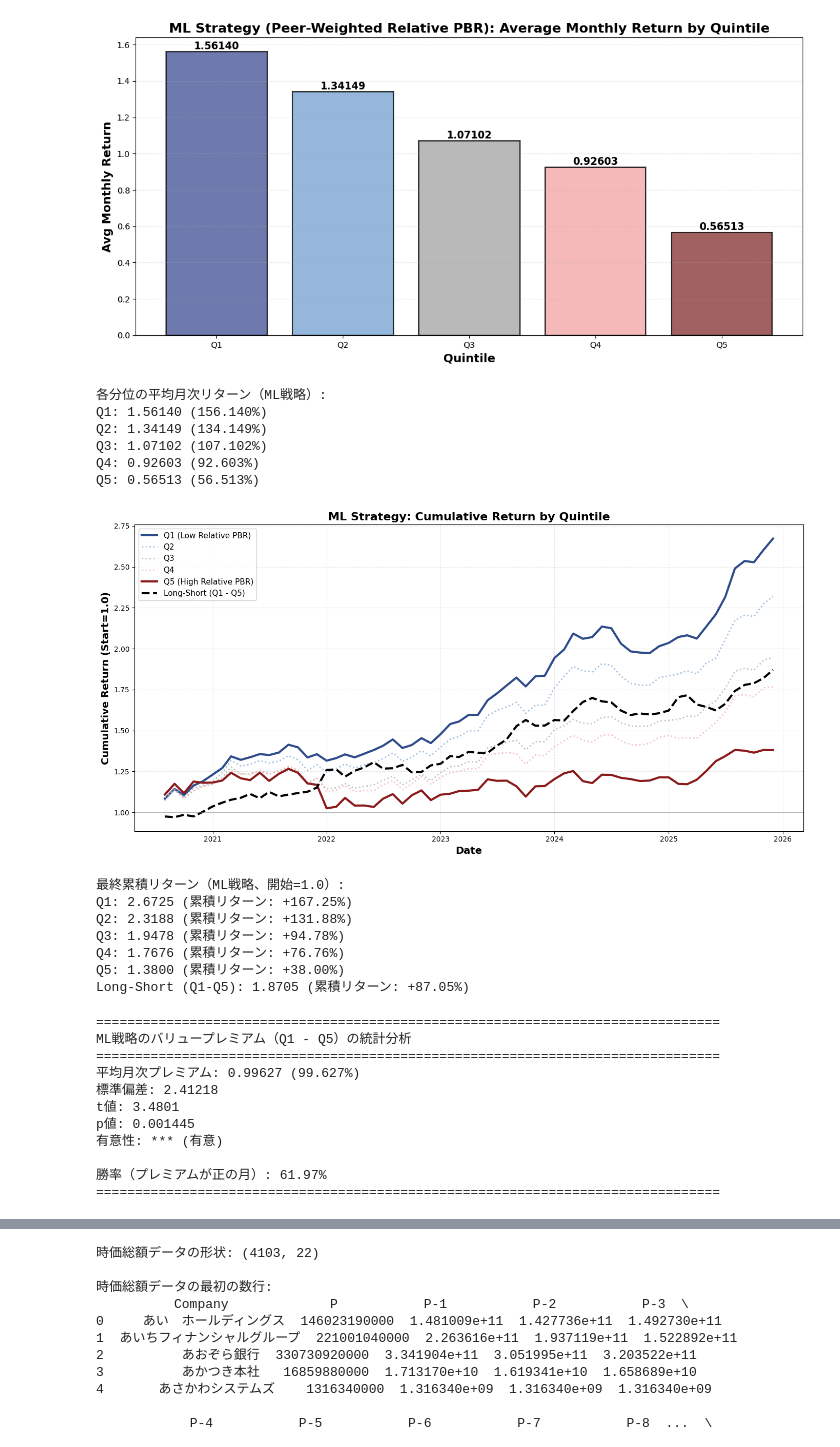
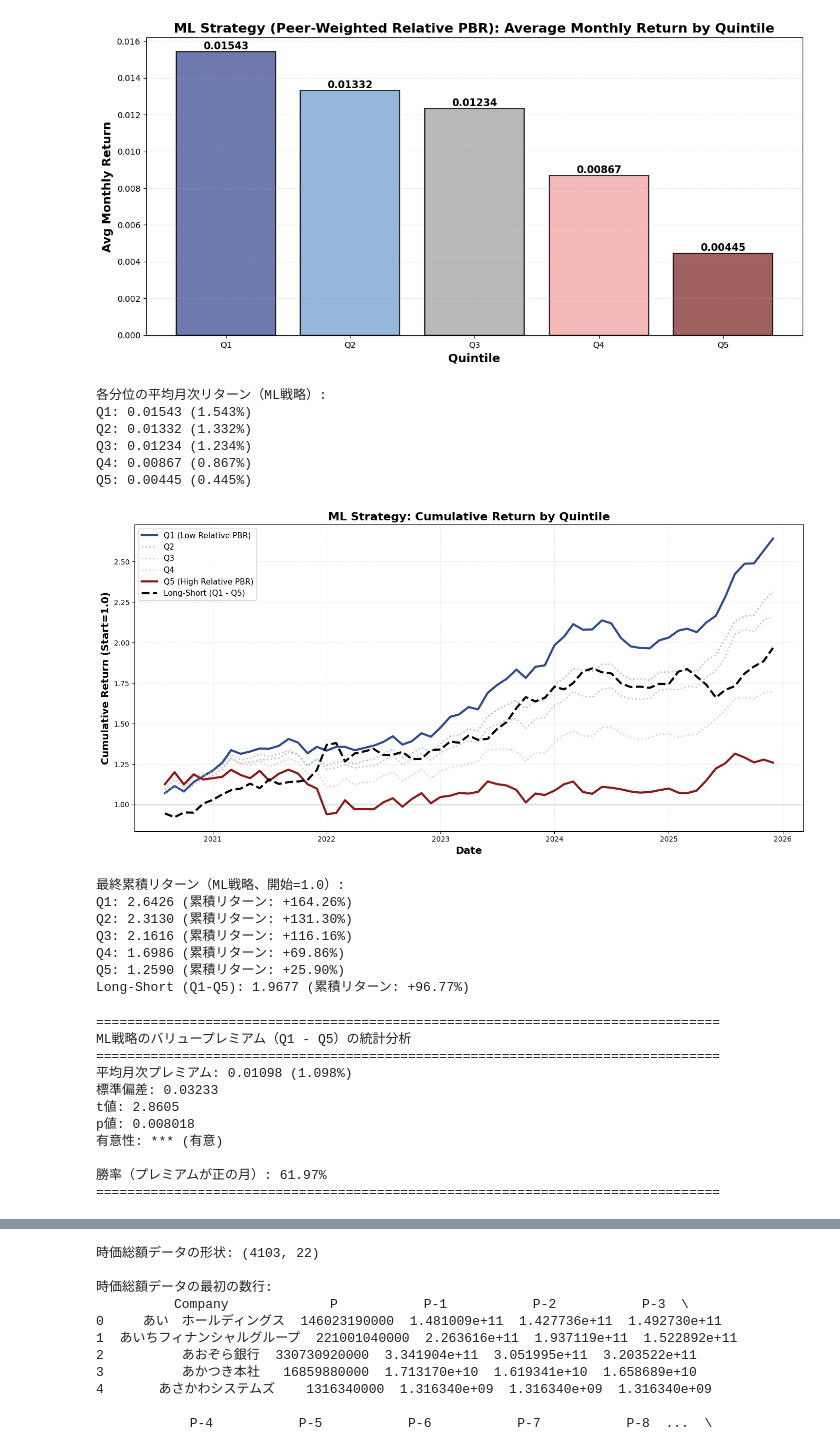
Before and after one commit to maple0u0/seminar, a Jupyter notebook: experiments/ml_value_strategy.ipynb, the cells around one changed output, grey strips where cells are left out. Saved outputs shown, nothing was run; the diff lists cells and outputs as text; code cells hidden in the pictures.

```diff
--- a/experiments/ml_value_strategy.ipynb
+++ b/experiments/ml_value_strategy.ipynb
@@ -25,6 +30,13 @@ base = str(project_root) + "/data/"
 config = {
     "df_sales": ("sales.xls", 1),
     "df_capital": ("capital.xls", 1),
+    "df_cogs_ratio": ("cost.xls", 1),
+    "df_sga_ratio": ("cost.xls", 2),
+    "df_roic": ("roic.xls", 1),
+    "df_rd_ratio": ("rd_profit.xls", 1),
+    "df_opm": ("rd_profit.xls", 2),
+    "df_roe": ("roe.xls", 1),
+    "df_interest": ("interest_expenses.xls", 1),
 }
 
 dfs = {
@@ -34,3 +46,5 @@ dfs = {
 
 years = list(range(2025, 2019, -1))
 financial_dfs = organize_financial_data_by_year(dfs, years)
+df_industry = pd.read_excel(base + "nikkei_industry.xls", sheet_name=1).dropna().rename(columns={"Unnamed: 0": "Company"}).set_index("Company").drop_duplicates()
+df_industry = df_industry[~df_industry.index.duplicated(keep='first')].dropna()
@@ -74,6 +90,8 @@ def create_monthly_feature_data(financial_dfs, df_pbr_sorted):
 
         # 財務データを取得（インデックスはCompany）
         fin_df = financial_dfs[financial_year].copy()
+        fin_df["industry"] = df_industry["日経業種中分類"].reindex(fin_df.index).astype('category')
+        fin_df = create_features(fin_df)
 
         # 空のDataFrameの場合はスキップ
         if len(fin_df) == 0:
@@ -93,7 +111,7 @@ def create_monthly_feature_data(financial_dfs, df_pbr_sorted):
         merged_df['log_pbr'] = log_pbr
 
         # 欠損値を除外
-        merged_df = merged_df.dropna()
+        #merged_df = merged_df.dropna()
 
         monthly_data[month_col] = merged_df
 
@@ -308,7 +326,7 @@ quintile_returns_ml = create_ml_relative_pbr_strategy(
     df_returns=df_returns,
     n_quintiles=5,
     lookback_months=12,
-    top_k=10
+    top_k=20
 )
 
 print("\n" + "=" * 80)
@@ -366,23 +463,23 @@ print("\n各分位の平均月次リターン（ML戦略）:")
 for q, ret in mean_returns_ml.items():
     print(f"{q}: {ret:.5f} ({ret*100:.3f}%)")
 # %% [output]
-[figure, old version]
+[figure, new version]
 各分位の平均月次リターン（ML戦略）:
-Q1: 1.56140 (156.140%)
-Q2: 1.34149 (134.149%)
-Q3: 1.07102 (107.102%)
-Q4: 0.92603 (92.603%)
-Q5: 0.56513 (56.513%)
+Q1: 0.01543 (1.543%)
+Q2: 0.01332 (1.332%)
+Q3: 0.01234 (1.234%)
+Q4: 0.00867 (0.867%)
+Q5: 0.00445 (0.445%)
 # %%
 # 図2: ML戦略 - 累積リターンの推移
 plt.figure(figsize=(14, 7))
 
 # 累積リターンを計算
-cumulative_returns_ml = (1 + quintile_returns_ml / 100).cumprod()
+cumulative_returns_ml = (1 + quintile_returns_ml).cumprod()
 
 # Long-Short ポートフォリオ
 long_short_returns_ml = quintile_returns_ml['Q1'] - quintile_returns_ml['Q5']
-cumulative_long_short_ml = (1 + long_short_returns_ml / 100).cumprod()
+cumulative_long_short_ml = (1 + long_short_returns_ml).cumprod()
 
 # 日付インデックス
 dates = pd.to_datetime(cumulative_returns_ml.index, format='%Y/%m')
@@ -395,41 +492,41 @@ plt.plot(dates, cumulative_returns_ml['Q2'], linewidth=2, color='#7AA5D2',
 plt.plot(dates, cumulative_returns_ml['Q3'], linewidth=2, color='#A8A8A8',
          label='Q3', linestyle=':', alpha=0.7)
 plt.plot(dates, cumulative_returns_ml['Q4'], linewidth=2, color='#F4A8A8',
          label='Q4', linestyle=':', alpha=0.7)
 plt.plot(dates, cumulative_returns_ml['Q5'], linewidth=3, color='#8B1A1A',
          label='Q5 (High Relative PBR)', linestyle='-')
 plt.plot(dates, cumulative_long_short_ml, linewidth=3, color='black',
          label='Long-Short (Q1 - Q5)', linestyle='--')
 
 plt.xlabel('Date', fontsize=14, fontweight='bold')
 plt.ylabel('Cumulative Return (Start=1.0)', fontsize=14, fontweight='bold')
 plt.title('ML Strategy: Cumulative Return by Quintile', fontsize=16, fontweight='bold')
 plt.legend(loc='best', fontsize=11, framealpha=0.9)
 plt.grid(True, alpha=0.3, linestyle='--')
 plt.axhline(y=1, color='gray', linestyle='-', linewidth=1, alpha=0.5)
 
 plt.tight_layout()
 plt.show()
 
 # 最終累積リターン
 print("\n最終累積リターン（ML戦略、開始=1.0）:")
 for col in cumulative_returns_ml.columns:
     final_return = cumulative_returns_ml[col].iloc[-1]
     total_return_pct = (final_return - 1) * 100
     print(f"{col}: {final_return:.4f} (累積リターン: {total_return_pct:+.2f}%)")
 
 final_ls_ml = cumulative_long_short_ml.iloc[-1]
 total_ls_pct_ml = (final_ls_ml - 1) * 100
 print(f"Long-Short (Q1-Q5): {final_ls_ml:.4f} (累積リターン: {total_ls_pct_ml:+.2f}%)")
 # %% [output]
-[figure, old version]
+[figure, new version]
 最終累積リターン（ML戦略、開始=1.0）:
-Q1: 2.6725 (累積リターン: +167.25%)
-Q2: 2.3188 (累積リターン: +131.88%)
-Q3: 1.9478 (累積リターン: +94.78%)
-Q4: 1.7676 (累積リターン: +76.76%)
-Q5: 1.3800 (累積リターン: +38.00%)
-Long-Short (Q1-Q5): 1.8705 (累積リターン: +87.05%)
+Q1: 2.6426 (累積リターン: +164.26%)
+Q2: 2.3130 (累積リターン: +131.30%)
+Q3: 2.1616 (累積リターン: +116.16%)
+Q4: 1.6986 (累積リターン: +69.86%)
+Q5: 1.2590 (累積リターン: +25.90%)
+Long-Short (Q1-Q5): 1.9677 (累積リターン: +96.77%)
 # %%
 # ML戦略のバリュープレミアム統計分析
 value_premium_ml = quintile_returns_ml['Q1'] - quintile_returns_ml['Q5']
@@ -461,10 +558,10 @@ print("=" * 80)
 ================================================================================
 ML戦略のバリュープレミアム（Q1 - Q5）の統計分析
 ================================================================================
-平均月次プレミアム: 0.99627 (99.627%)
-標準偏差: 2.41218
-t値: 3.4801
-p値: 0.001445
+平均月次プレミアム: 0.01098 (1.098%)
+標準偏差: 0.03233
+t値: 2.8605
+p値: 0.008018
 有意性: *** (有意)
 
 勝率（プレミアムが正の月）: 61.97%
```
Also changed, not shown: parts of 16 cells of this notebook, 8 other files.
